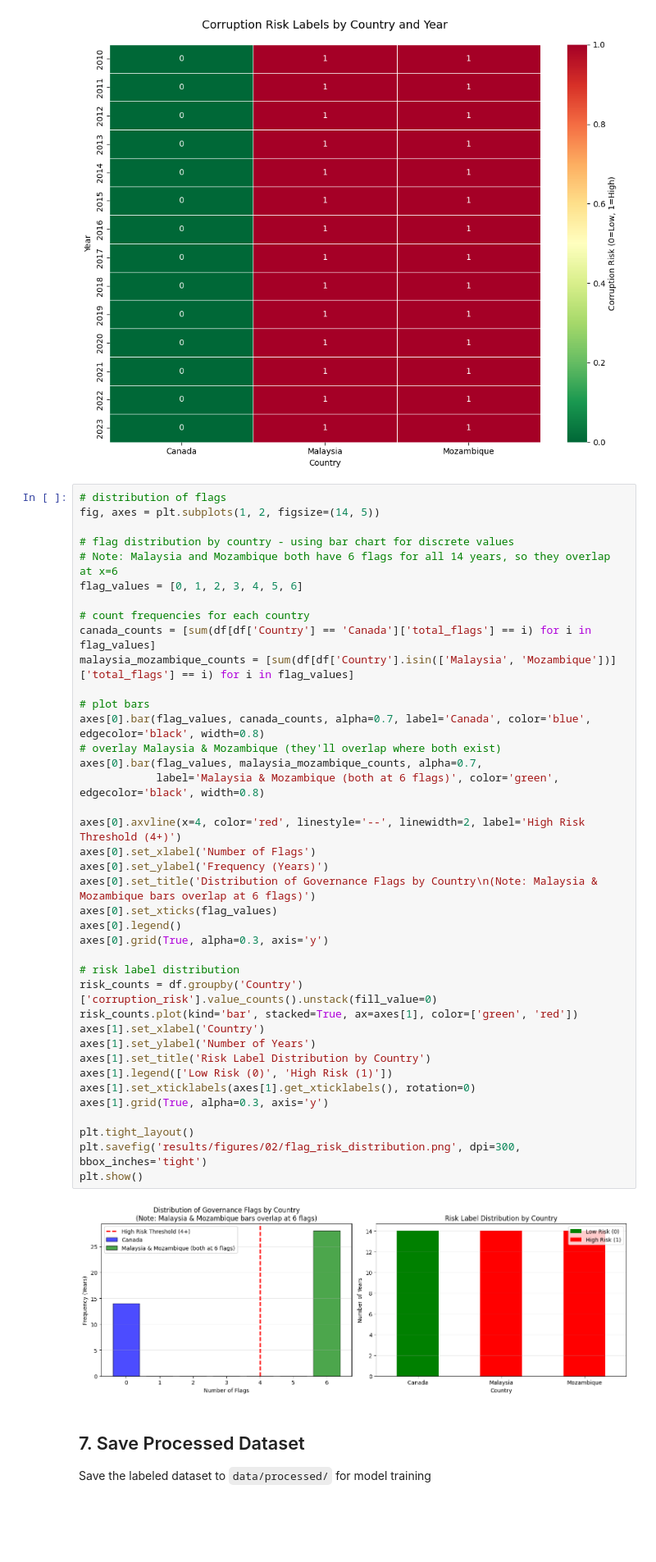
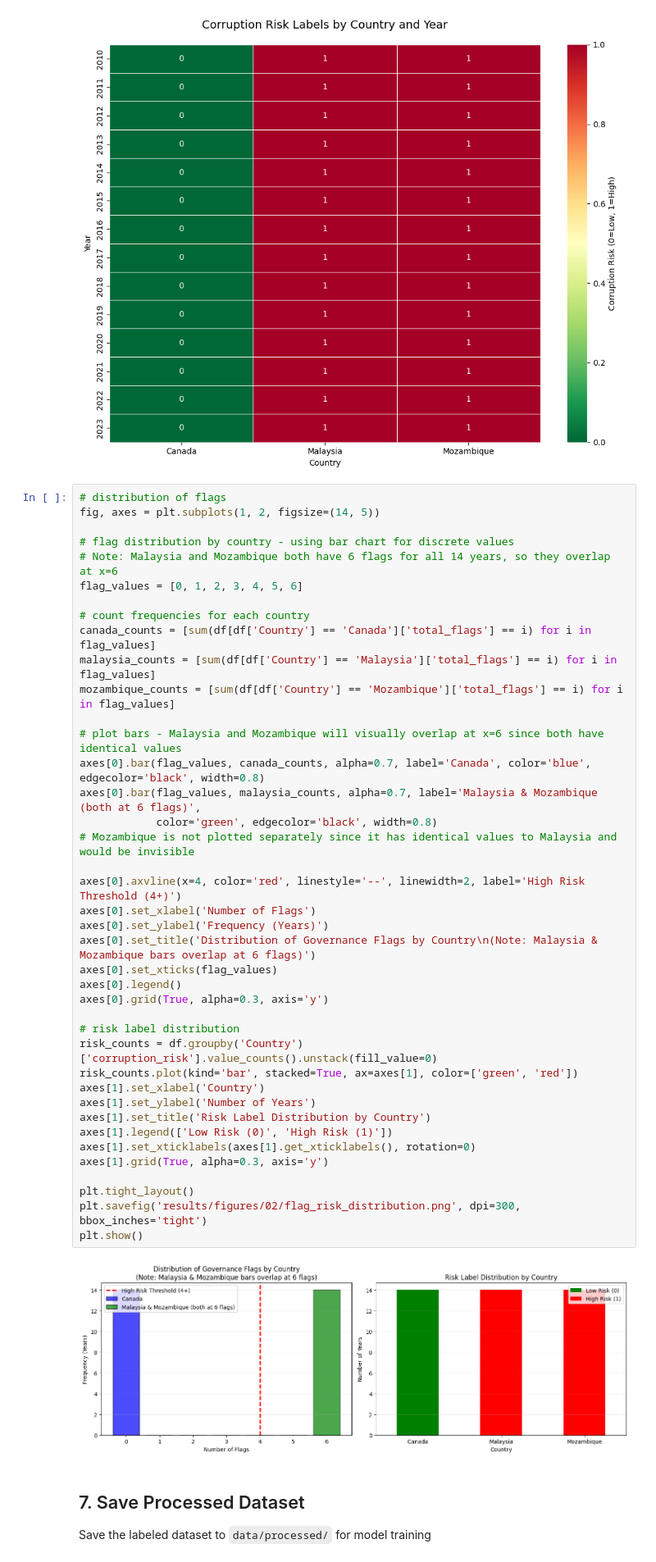
Before and after one commit to snitilf/innovationshowcase, a Jupyter notebook: notebooks/02_data_cleaning_labeling.ipynb, the cells around one changed output. Shown: that part at 82% size. Cells and saved outputs as stored; diff of their text form; blank space fills up the shorter version.

Commit message:
cleaned up figures 02

```diff
--- a/notebooks/02_data_cleaning_labeling.ipynb
+++ b/notebooks/02_data_cleaning_labeling.ipynb
@@ -478,39 +478,40 @@ fig, axes = plt.subplots(1, 2, figsize=(14, 5))
 # Note: Malaysia and Mozambique both have 6 flags for all 14 years, so they overlap at x=6
 flag_values = [0, 1, 2, 3, 4, 5, 6]
 
 # count frequencies for each country
 canada_counts = [sum(df[df['Country'] == 'Canada']['total_flags'] == i) for i in flag_values]
-malaysia_mozambique_counts = [sum(df[df['Country'].isin(['Malaysia', 'Mozambique'])]['total_flags'] == i) for i in flag_values]
+malaysia_counts = [sum(df[df['Country'] == 'Malaysia']['total_flags'] == i) for i in flag_values]
+mozambique_counts = [sum(df[df['Country'] == 'Mozambique']['total_flags'] == i) for i in flag_values]
 
-# plot bars
+# plot bars - Malaysia and Mozambique will visually overlap at x=6 since both have identical values
 axes[0].bar(flag_values, canada_counts, alpha=0.7, label='Canada', color='blue', edgecolor='black', width=0.8)
-# overlay Malaysia & Mozambique (they'll overlap where both exist)
-axes[0].bar(flag_values, malaysia_mozambique_counts, alpha=0.7,
-            label='Malaysia & Mozambique (both at 6 flags)', color='green', edgecolor='black', width=0.8)
+axes[0].bar(flag_values, malaysia_counts, alpha=0.7, label='Malaysia & Mozambique (both at 6 flags)',
+            color='green', edgecolor='black', width=0.8)
+# Mozambique is not plotted separately since it has identical values to Malaysia and would be invisible
 
 axes[0].axvline(x=4, color='red', linestyle='--', linewidth=2, label='High Risk Threshold (4+)')
 axes[0].set_xlabel('Number of Flags')
 axes[0].set_ylabel('Frequency (Years)')
 axes[0].set_title('Distribution of Governance Flags by Country\n(Note: Malaysia & Mozambique bars overlap at 6 flags)')
 axes[0].set_xticks(flag_values)
 axes[0].legend()
 axes[0].grid(True, alpha=0.3, axis='y')
 
 # risk label distribution
 risk_counts = df.groupby('Country')['corruption_risk'].value_counts().unstack(fill_value=0)
 risk_counts.plot(kind='bar', stacked=True, ax=axes[1], color=['green', 'red'])
 axes[1].set_xlabel('Country')
 axes[1].set_ylabel('Number of Years')
 axes[1].set_title('Risk Label Distribution by Country')
 axes[1].legend(['Low Risk (0)', 'High Risk (1)'])
 axes[1].set_xticklabels(axes[1].get_xticklabels(), rotation=0)
 axes[1].grid(True, alpha=0.3, axis='y')
 
 plt.tight_layout()
 plt.savefig('results/figures/02/flag_risk_distribution.png', dpi=300, bbox_inches='tight')
 plt.show()
 # %% [output]
-[figure, old version]
+[figure, new version]
 # %% [markdown]
 ## 7. Save Processed Dataset
 
```
Also changed, not shown: 1 other file.
